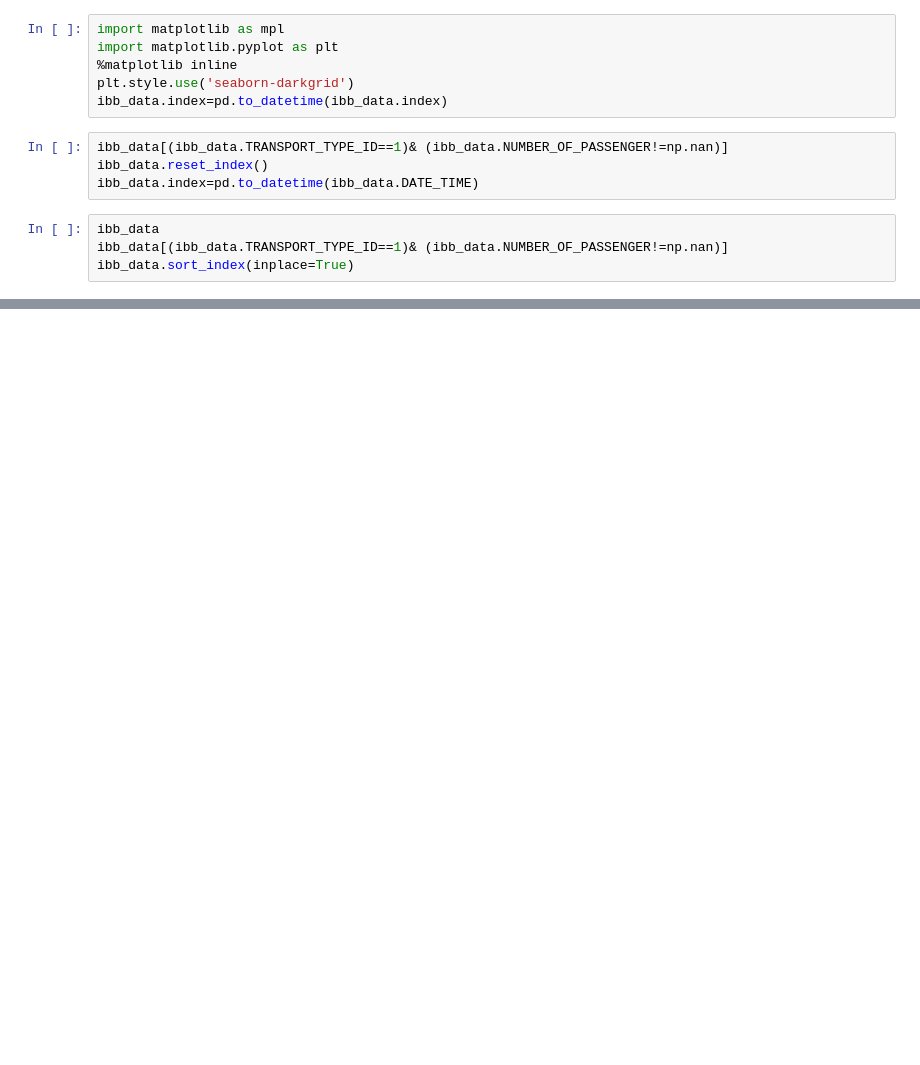
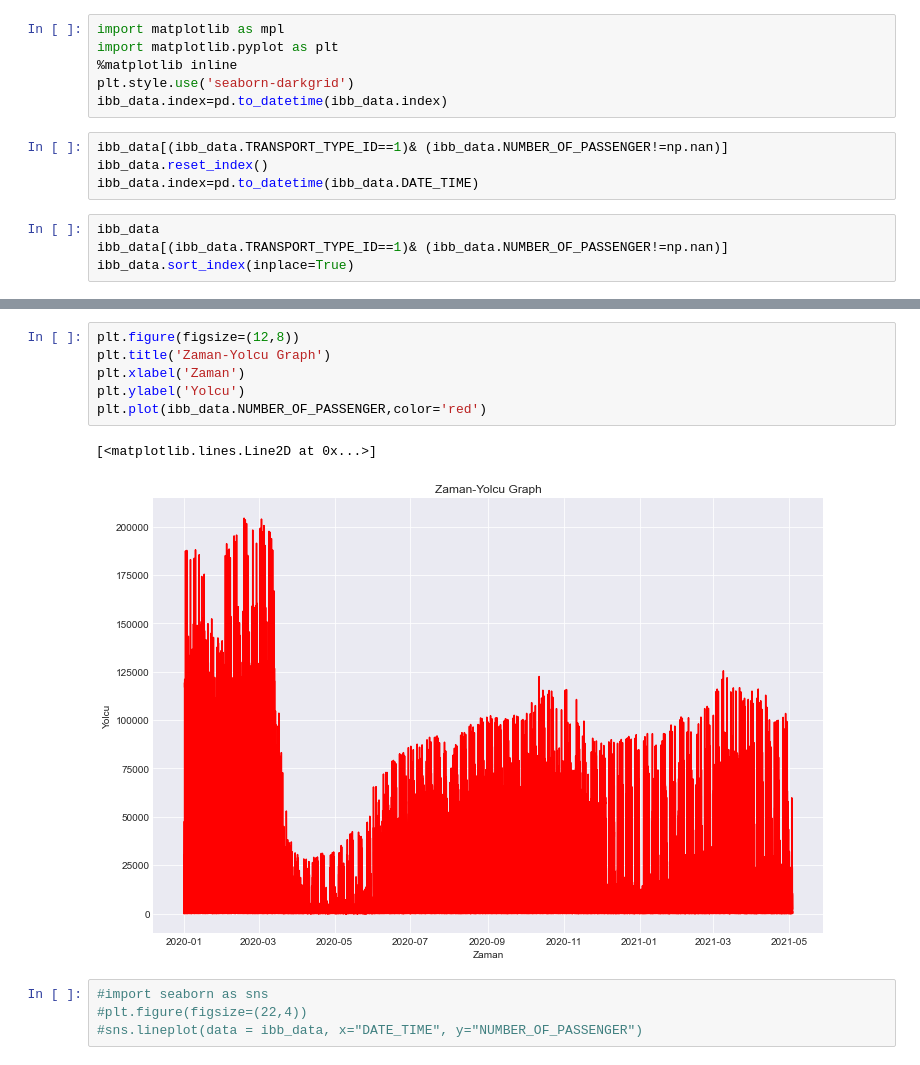
Before and after one commit to Furkan-del/projectibb, a Jupyter notebook: Project IBB.ipynb, the cells around one changed output, grey strips where cells are left out. Cells and saved outputs as stored; diff of their text form; blank space fills up the shorter version.

```diff
--- a/Project IBB.ipynb
+++ b/Project IBB.ipynb
@@ -118,0 +245,13 @@ plt.show()
+# %%
+plt.figure(figsize=(12,8))
+plt.title('Zaman-Yolcu Graph')
+plt.xlabel('Zaman')
+plt.ylabel('Yolcu')
+plt.plot(ibb_data.NUMBER_OF_PASSENGER,color='red')
+# %% [output]
+[<matplotlib.lines.Line2D at 0x...>]
+[figure, added]
+# %%
+#import seaborn as sns
+#plt.figure(figsize=(22,4))
+#sns.lineplot(data = ibb_data, x="DATE_TIME", y="NUMBER_OF_PASSENGER")
```
Also changed, not shown: parts of 17 cells of this notebook, 4 other files.
